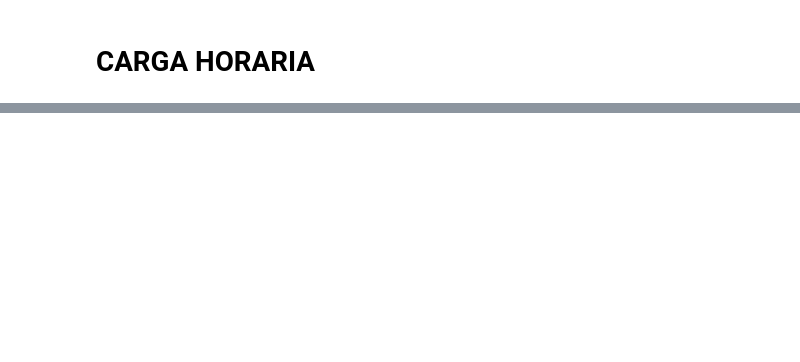
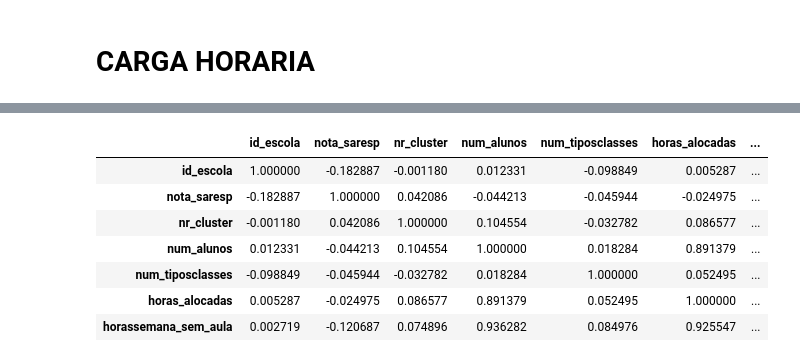
Before and after one commit to vultor33/DesafioSeduc, a Jupyter notebook: Avaliacao_escolas.ipynb, the cells around one changed output, grey strips where cells are left out. Drawn from its saved outputs; the diff is of its cells as text; code cells hidden in the pictures; blank space fills up the shorter version.

```diff
--- a/Avaliacao_escolas.ipynb
+++ b/Avaliacao_escolas.ipynb
@@ -344,0 +186,2 @@ classes.head(10)
+# %%
+sar_eccha = pd.merge(sar_ecch, atrib_dados, on='id_escola',how='left')
@@ -344,0 +216,2 @@ classes.head(10)
+# %%
+sar_ecchan = pd.merge(sar_eccha, dados_escola, on='id_gestao',how='left')
@@ -344,0 +241,36 @@ classes.head(10)
+# %%
+sar_ecchan.num_alunos = sar_ecchan.num_alunos.fillna(sar_ecchan.num_alunos.median())
+sar_ecchan.num_tiposclasses = sar_ecchan.num_tiposclasses.fillna(sar_ecchan.num_tiposclasses.median())
+sar_ecchan.horas_alocadas = sar_ecchan.horas_alocadas.fillna(sar_ecchan.horas_alocadas.median())
+sar_ecchan.horassemana_sem_aula = sar_ecchan.horassemana_sem_aula.fillna(sar_ecchan.horassemana_sem_aula.median())
+# %%
+saresp_est = {}
+saresp_est['id_escola'] = []
+saresp_est['nota_saresp'] = []
+saresp_est['id_diretoria'] = []
+saresp_est['nr_cluster'] = []
+saresp_est['num_alunos'] = []
+saresp_est['num_tiposclasses'] = []
+saresp_est['horas_alocadas'] = []
+saresp_est['horassemana_sem_aula'] = []
+for nome, dados in sar_ecchan.groupby('id_escola'):
+    saresp_est['id_escola'].append(nome)
+    saresp_est['nota_saresp'].append(dados.nota_saresp.mean())
+    saresp_est['id_diretoria'].append(dados.CD_DIRETORIA.iloc[0])
+    saresp_est['nr_cluster'].append(dados.NR_CLUSTER.iloc[0])
+    saresp_est['num_alunos'].append(dados.num_alunos.mean())
+    saresp_est['num_tiposclasses'].append(dados.num_tiposclasses.mean())
+    saresp_est['horas_alocadas'].append(dados.horas_alocadas.mean())
+    saresp_est['horassemana_sem_aula'].append(dados.horassemana_sem_aula.mean())
+saresp_est = pd.DataFrame(saresp_est)
+# %%
+saresp_est.corr()
+# %% [output]
+|  | id_escola | nota_saresp | nr_cluster | num_alunos | num_tiposclasses | horas_alocadas | ... |
+| id_escola | 1.000000 | -0.182887 | -0.001180 | 0.012331 | -0.098849 | 0.005287 | ... |
+| nota_saresp | -0.182887 | 1.000000 | 0.042086 | -0.044213 | -0.045944 | -0.024975 | ... |
+| nr_cluster | -0.001180 | 0.042086 | 1.000000 | 0.104554 | -0.032782 | 0.086577 | ... |
+| num_alunos | 0.012331 | -0.044213 | 0.104554 | 1.000000 | 0.018284 | 0.891379 | ... |
+| num_tiposclasses | -0.098849 | -0.045944 | -0.032782 | 0.018284 | 1.000000 | 0.052495 | ... |
+| horas_alocadas | 0.005287 | -0.024975 | 0.086577 | 0.891379 | 0.052495 | 1.000000 | ... |
+| horassemana_sem_aula | 0.002719 | -0.120687 | 0.074896 | 0.936282 | 0.084976 | 0.925547 | ... |
```
Also changed, not shown: parts of 93 cells of this notebook, 2 other files.
